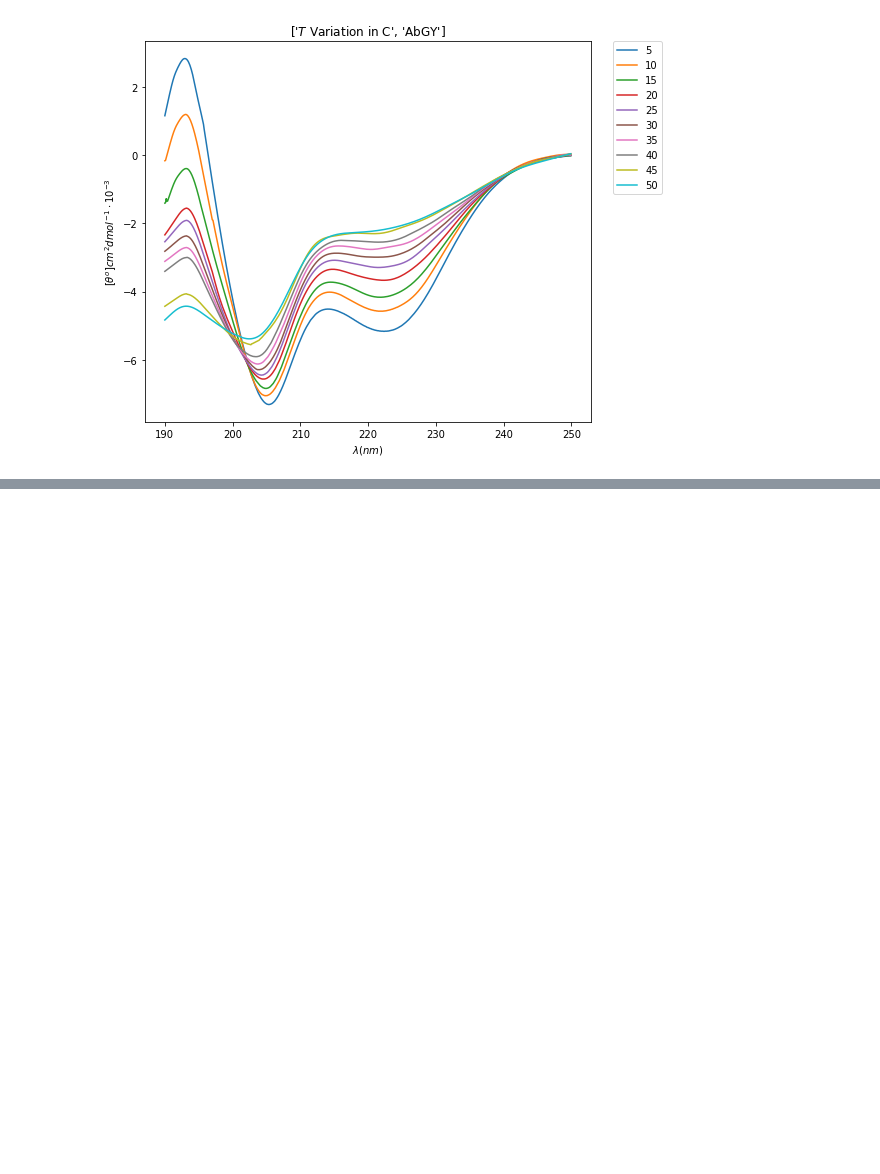
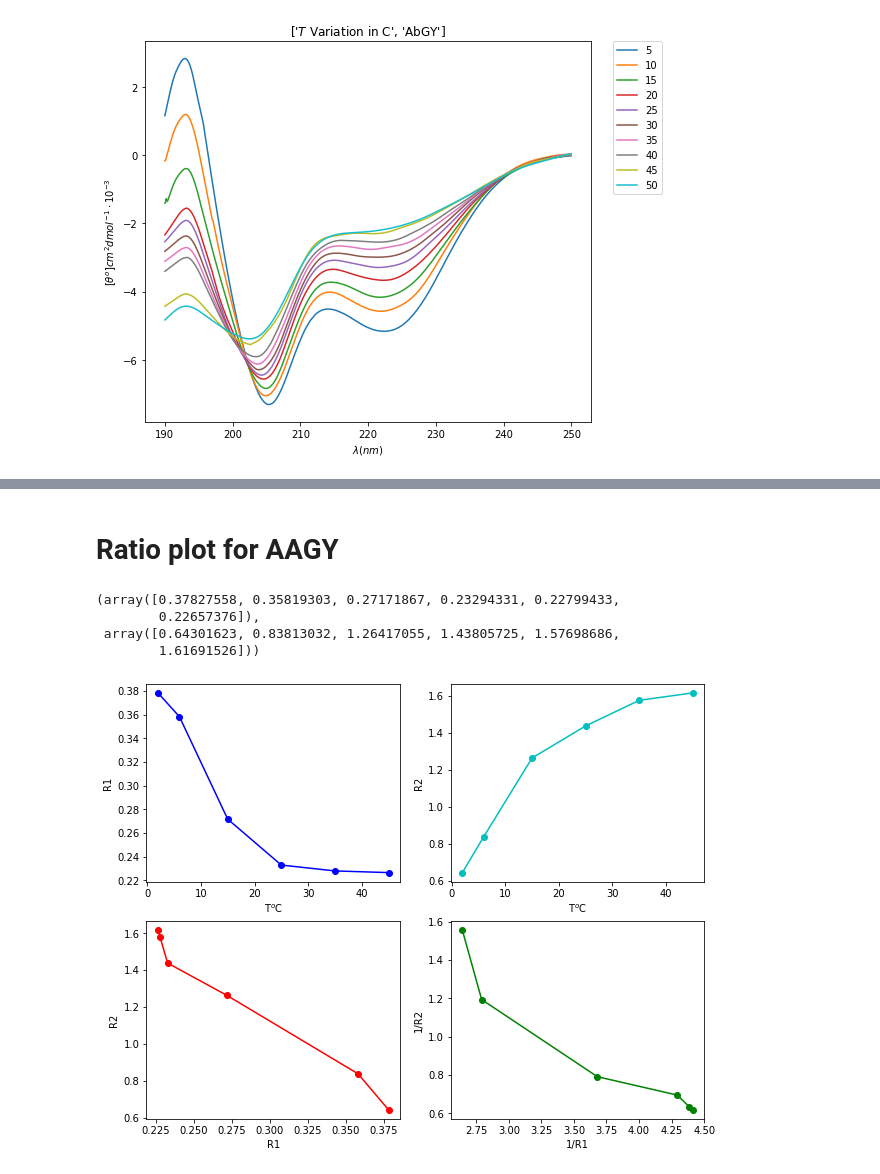
Before and after one commit to adbioc/Specroscopy, a Jupyter notebook: CD_nov.ipynb, the cells around one changed output, grey strips where cells are left out. Saved outputs shown, nothing was run; the diff lists cells and outputs as text; code cells hidden in the pictures; blank space fills up the shorter version.

```diff
--- a/CD_nov.ipynb
+++ b/CD_nov.ipynb
@@ -216,0 +260,10 @@ def readCDT(df,T,pepname):# T must be in numbers
+# %% [markdown]
+# Ratio plot for AAGY
+# %%
+ ratio_plots(T_aagy,X_aagy,lam_aagy_amv)
+# %% [output]
+(array([0.37827558, 0.35819303, 0.27171867, 0.23294331, 0.22799433,
+        0.22657376]),
+ array([0.64301623, 0.83813032, 1.26417055, 1.43805725, 1.57698686,
+        1.61691526]))
+[figure, added]
```
Also changed, not shown: parts of 23 cells of this notebook.
